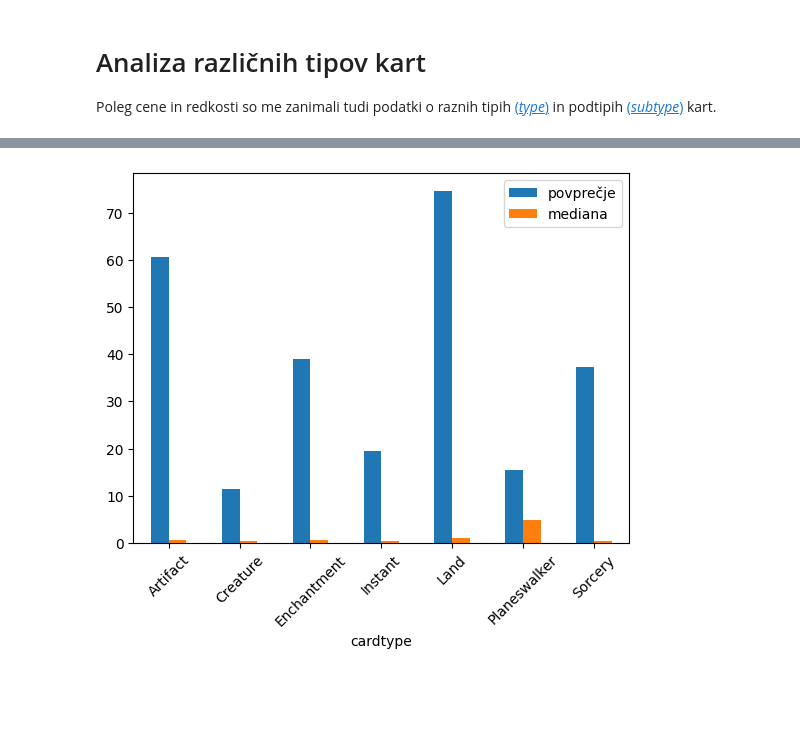
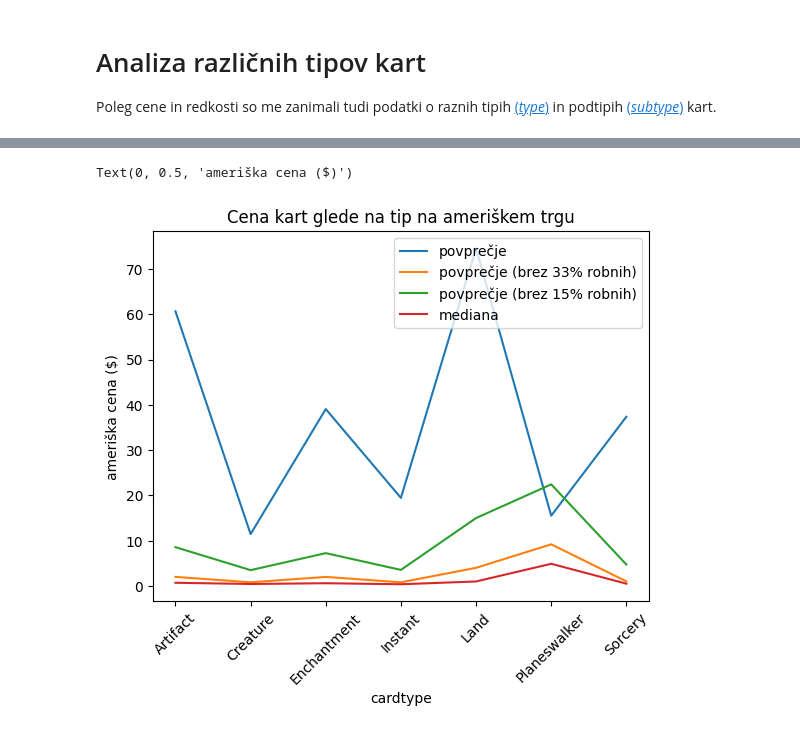
Before and after one commit to MightyOwler/Analiza-podatkov, a Jupyter notebook: AnalizaPodatkov.ipynb, the cells around one changed output, grey strips where cells are left out. Drawn from its saved outputs; the diff is of its cells as text; code cells hidden in the pictures; blank space fills up the shorter version.

```diff
--- a/AnalizaPodatkov.ipynb
+++ b/AnalizaPodatkov.ipynb
@@ -72,10 +84,24 @@ velikost_grupe_po_subtypu[velikost_grupe_po_subtypu > 200].plot.bar()
 # %%
-povprecna_cena_cardtypov = podatkovna_baza[["id_karte", "povprecna_cena"]].merge(povezovalna_cardtype)
-povprecna_cena = povprecna_cena_cardtypov.groupby("cardtype")["povprecna_cena"].mean()[dovolj_veliki_kljuci_cardtypov]
-mediana = povprecna_cena_cardtypov.groupby("cardtype")["povprecna_cena"].median()[dovolj_veliki_kljuci_cardtypov]
+def q67(x):
+    return x.quantile(0.67)
+
+# 90th Percentile
+def q85(x):
+    return x.quantile(0.85)
+
+tabela_povprecnih_cen = podatkovna_baza[["id_karte", "povprecna_cena"]].merge(povezovalna_cardtype)
+povprecna_cena = tabela_povprecnih_cen.groupby("cardtype")["povprecna_cena"].mean()[dovolj_veliki_kljuci_cardtypov]
+povprecna_cena_67 = tabela_povprecnih_cen.groupby("cardtype").agg({'povprecna_cena': q67}).loc[dovolj_veliki_kljuci_cardtypov]["povprecna_cena"]
+povprecna_cena_85 = tabela_povprecnih_cen.groupby("cardtype").agg({'povprecna_cena': q85}).loc[dovolj_veliki_kljuci_cardtypov]["povprecna_cena"]
+mediana = tabela_povprecnih_cen.groupby("cardtype")["povprecna_cena"].median()[dovolj_veliki_kljuci_cardtypov]
 
 df = pd.DataFrame({'povprečje': povprecna_cena,
+                   'povprečje (brez 33% robnih)': povprecna_cena_67,
+                   'povprečje (brez 15% robnih)': povprecna_cena_85,
                    'mediana': mediana}, index=dovolj_veliki_kljuci_cardtypov)
-ax = df.plot.bar(rot=45)
+
+ax = df.plot(rot=45, title="Cena kart glede na tip na ameriškem trgu")
+ax.set_ylabel("ameriška cena ($)")
 # %% [output]
+Text(0, 0.5, 'ameriška cena ($)')
-[figure, old version]
+[figure, new version]
```
Also changed, not shown: parts of 10 cells of this notebook, 4 other files.
